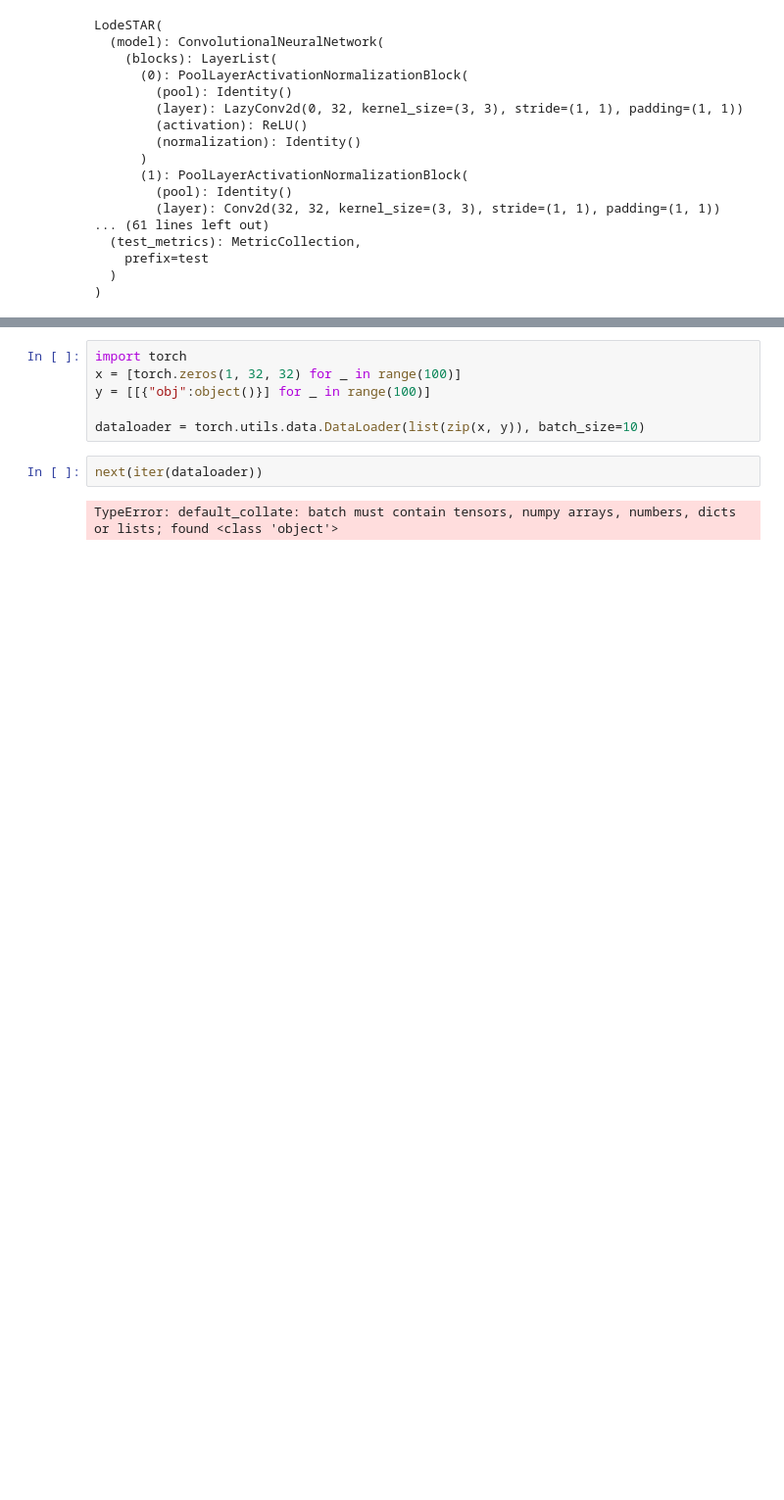
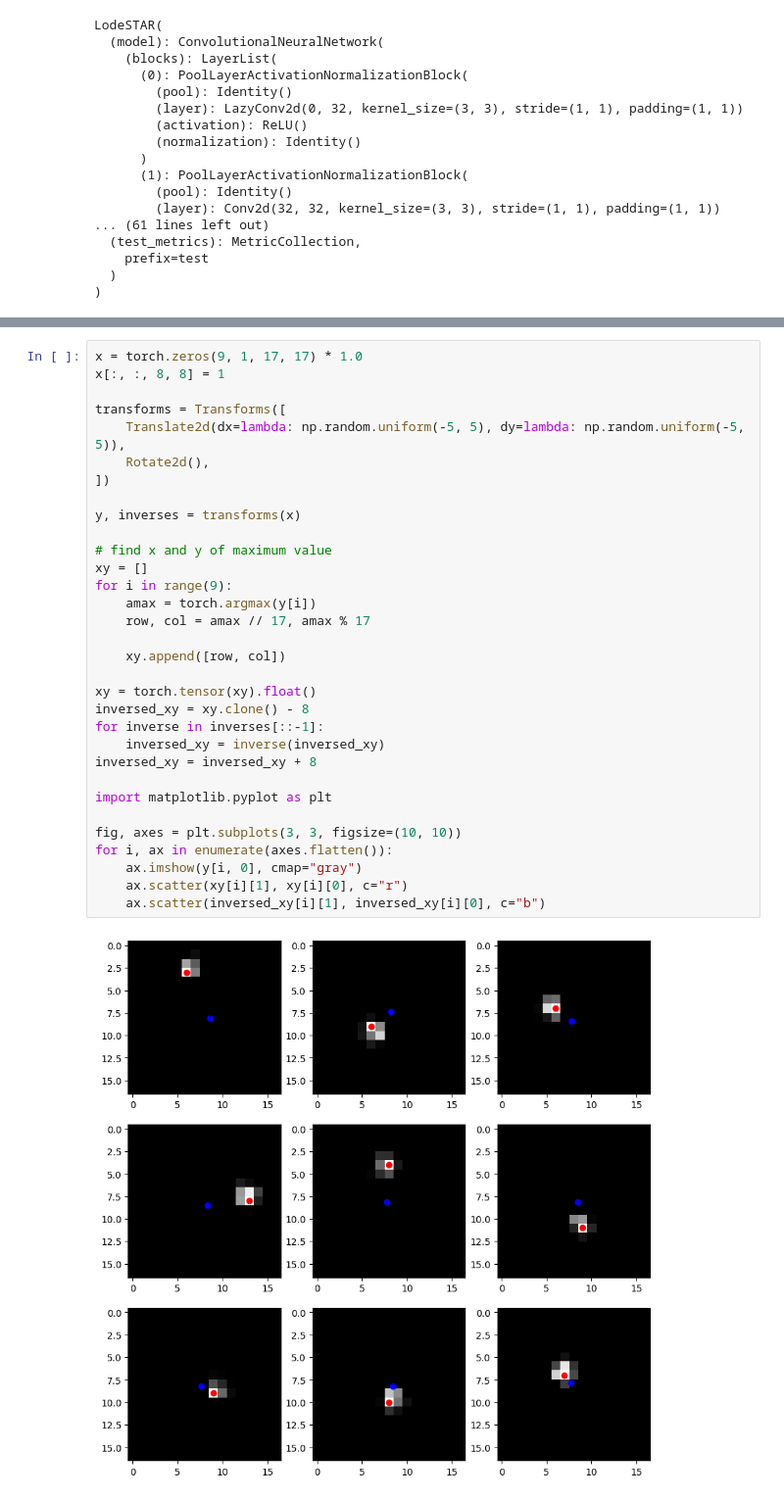
Before and after one commit to DeepTrackAI/deeplay, a Jupyter notebook: TestLodeSTAR.ipynb, the cells around one changed output, grey strips where cells are left out. Shown at 98% size. Drawn from its saved outputs; the diff is of its cells as text; blank space fills up the shorter version.

```diff
--- a/TestLodeSTAR.ipynb
+++ b/TestLodeSTAR.ipynb
@@ -120,10 +165,34 @@ class Translate1d(Transform):
-# %%
-import torch
-x = [torch.zeros(1, 32, 32) for _ in range(100)]
-y = [[{"obj":object()}] for _ in range(100)]
-
-dataloader = torch.utils.data.DataLoader(list(zip(x, y)), batch_size=10)
-# %%
-next(iter(dataloader))
-# %% [output]
-TypeError: default_collate: batch must contain tensors, numpy arrays, numbers, dicts or lists; found <class 'object'>
+# %%
+x = torch.zeros(9, 1, 17, 17) * 1.0
+x[:, :, 8, 8] = 1
+
+transforms = Transforms([
+    Translate2d(dx=lambda: np.random.uniform(-5, 5), dy=lambda: np.random.uniform(-5, 5)),
+    Rotate2d(),
+])
+
+y, inverses = transforms(x)
+
+# find x and y of maximum value
+xy = []
+for i in range(9):
+    amax = torch.argmax(y[i])
+    row, col = amax // 17, amax % 17
+
+    xy.append([row, col])
+
+xy = torch.tensor(xy).float()
+inversed_xy = xy.clone() - 8
+for inverse in inverses[::-1]:
+    inversed_xy = inverse(inversed_xy)
+inversed_xy = inversed_xy + 8
+
+import matplotlib.pyplot as plt
+
+fig, axes = plt.subplots(3, 3, figsize=(10, 10))
+for i, ax in enumerate(axes.flatten()):
+    ax.imshow(y[i, 0], cmap="gray")
+    ax.scatter(xy[i][1], xy[i][0], c="r")
+    ax.scatter(inversed_xy[i][1], inversed_xy[i][0], c="b")
+# %% [output]
+[figure, added]
```
Also changed, not shown: parts of 3 cells of this notebook.
